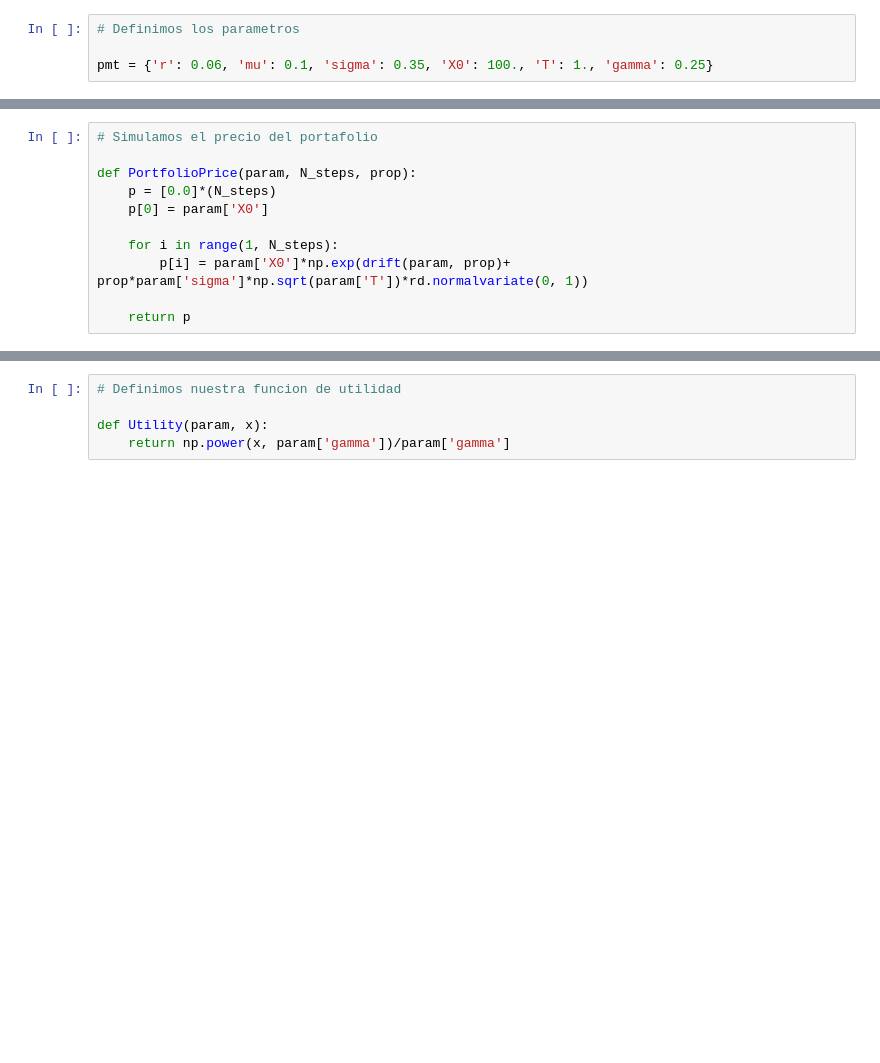
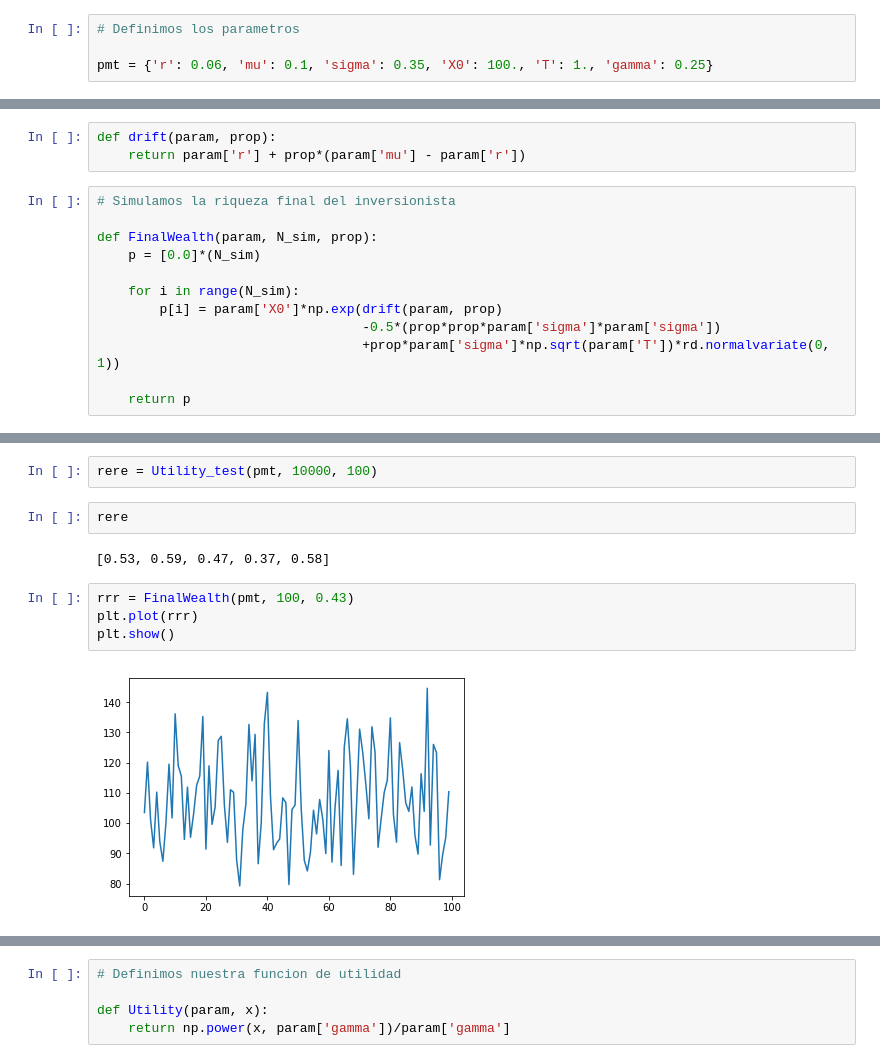
Before and after one commit to nromerodiaz/NMProject, a Jupyter notebook: NMProject.ipynb, the cells around one changed output, grey strips where cells are left out. Cells and saved outputs as stored; diff of their text form; blank space fills up the shorter version.

Commit message:
Alternative simulation of final wealth

```diff
--- a/NMProject.ipynb
+++ b/NMProject.ipynb
@@ -58,11 +63,15 @@ def drift(param, prop):
+# %%
+def drift(param, prop):
+    return param['r'] + prop*(param['mu'] - param['r'])
 # %%
-# Simulamos el precio del portafolio
+# Simulamos la riqueza final del inversionista
 
-def PortfolioPrice(param, N_steps, prop):
-    p = [0.0]*(N_steps)
-    p[0] = param['X0']
+def FinalWealth(param, N_sim, prop):
+    p = [0.0]*(N_sim)
 
-    for i in range(1, N_steps):
-        p[i] = param['X0']*np.exp(drift(param, prop)+ prop*param['sigma']*np.sqrt(param['T'])*rd.normalvariate(0, 1))
+    for i in range(N_sim):
+        p[i] = param['X0']*np.exp(drift(param, prop)
+                                  -0.5*(prop*prop*param['sigma']*param['sigma'])
+                                  +prop*param['sigma']*np.sqrt(param['T'])*rd.normalvariate(0, 1))
 
     return p
@@ -68,0 +93,12 @@ def PortfolioPrice(param, N_steps, prop):
+# %%
+rere = Utility_test(pmt, 10000, 100)
+# %%
+rere
+# %% [output]
+[0.53, 0.59, 0.47, 0.37, 0.58]
+# %%
+rrr = FinalWealth(pmt, 100, 0.43)
+plt.plot(rrr)
+plt.show()
+# %% [output]
+[figure, added]
```
Also changed, not shown: parts of 11 cells of this notebook.
